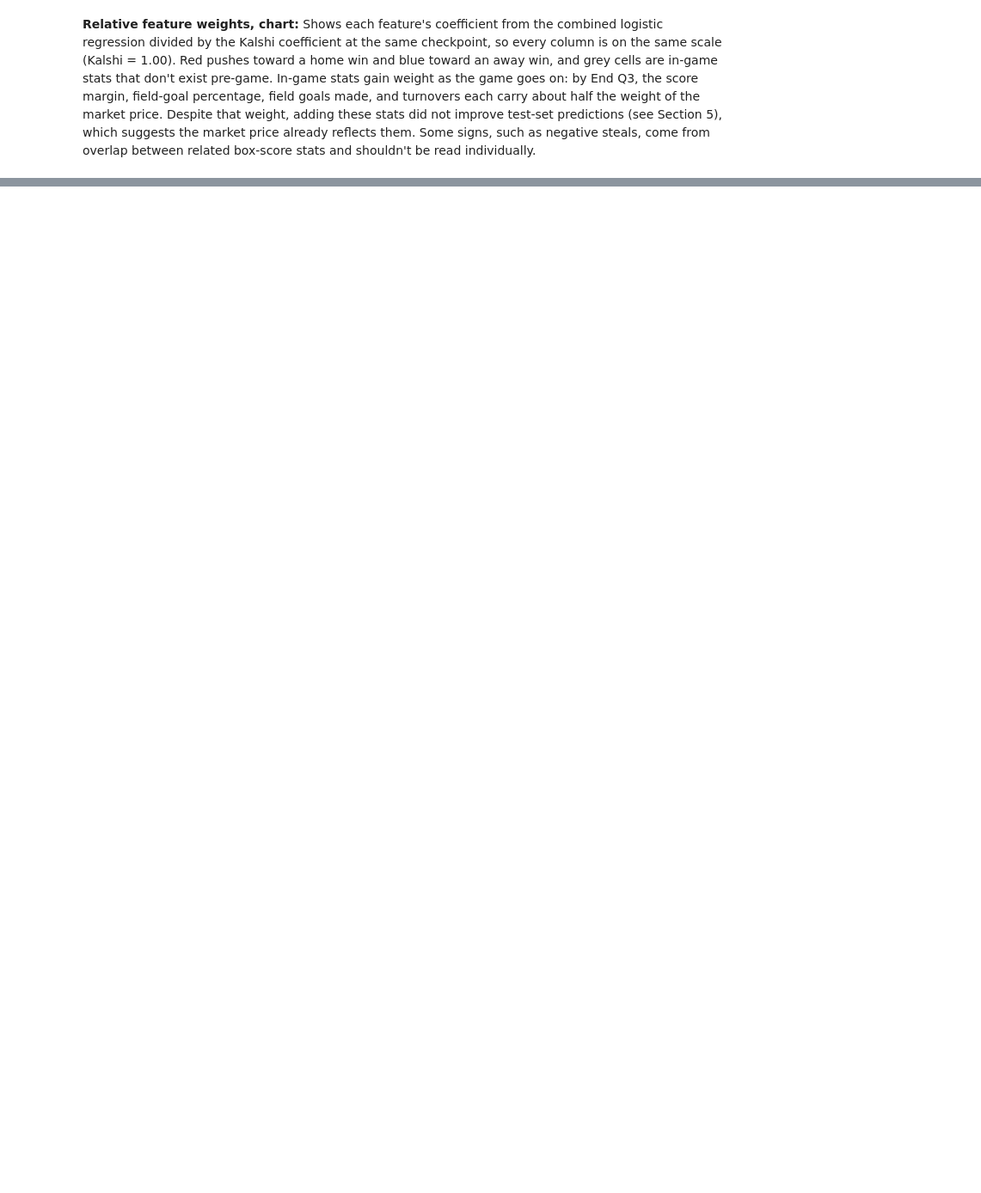
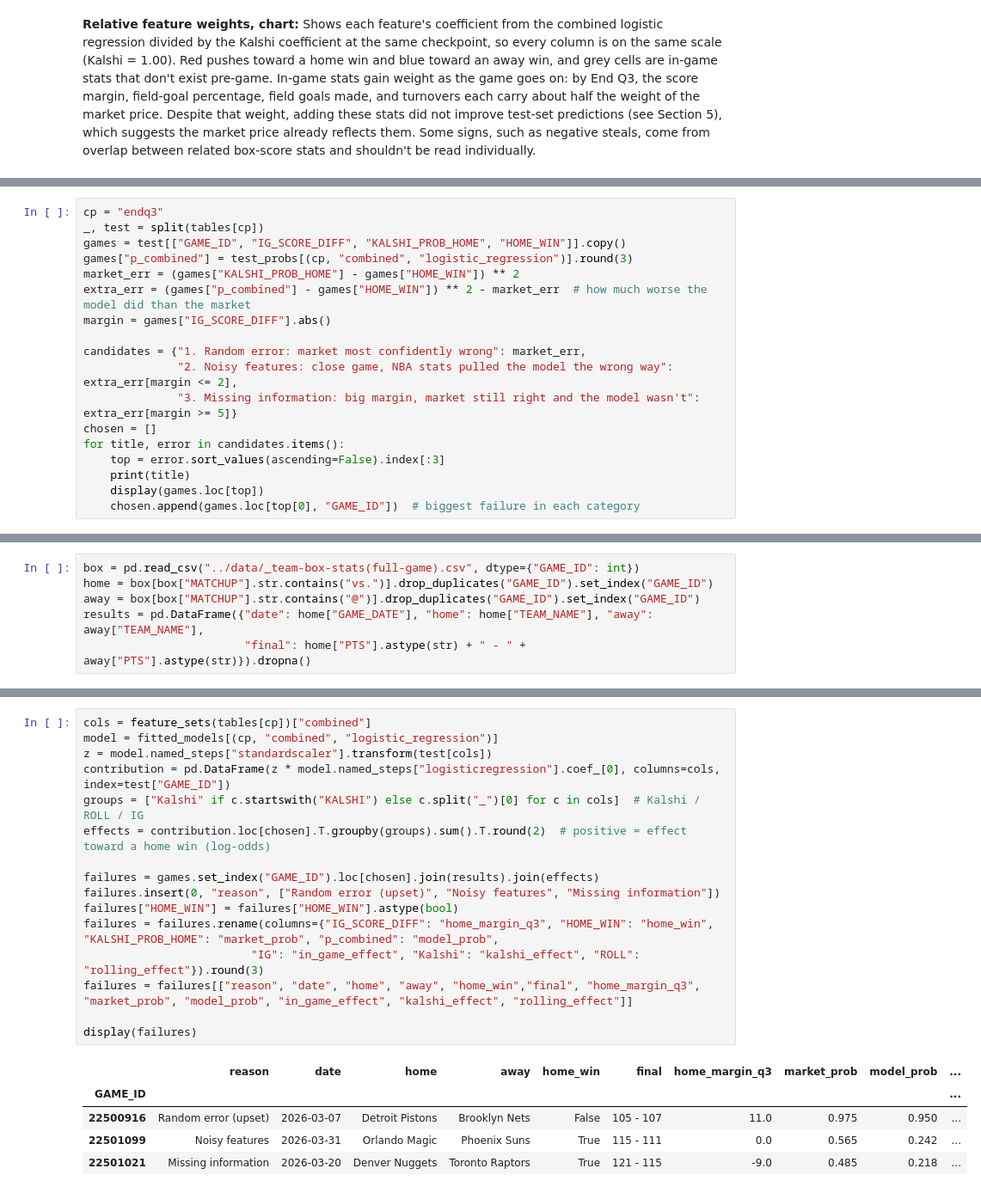
Before and after one commit to brad-hof/Milestone2, a Jupyter notebook: Notebooks/supervised_section.ipynb, the cells around one changed output, grey strips where cells are left out. Shown at 86% size. Drawn from its saved outputs; the diff is of its cells as text; blank space fills up the shorter version.

```diff
--- a/Notebooks/supervised_section.ipynb
+++ b/Notebooks/supervised_section.ipynb
@@ -491,0 +638,18 @@ plt.show()
+# %%
+cp = "endq3"
+_, test = split(tables[cp])
+games = test[["GAME_ID", "IG_SCORE_DIFF", "KALSHI_PROB_HOME", "HOME_WIN"]].copy()
+games["p_combined"] = test_probs[(cp, "combined", "logistic_regression")].round(3)
+market_err = (games["KALSHI_PROB_HOME"] - games["HOME_WIN"]) ** 2
+extra_err = (games["p_combined"] - games["HOME_WIN"]) ** 2 - market_err  # how much worse the model did than the market
+margin = games["IG_SCORE_DIFF"].abs()
+
+candidates = {"1. Random error: market most confidently wrong": market_err,
+              "2. Noisy features: close game, NBA stats pulled the model the wrong way": extra_err[margin <= 2],
+              "3. Missing information: big margin, market still right and the model wasn't": extra_err[margin >= 5]}
+chosen = []
+for title, error in candidates.items():
+    top = error.sort_values(ascending=False).index[:3]
+    print(title)
+    display(games.loc[top])
+    chosen.append(games.loc[top[0], "GAME_ID"])  # biggest failure in each category
@@ -491,0 +674,6 @@ plt.show()
+# %%
+box = pd.read_csv("../data/_team-box-stats(full-game).csv", dtype={"GAME_ID": int})
+home = box[box["MATCHUP"].str.contains("vs.")].drop_duplicates("GAME_ID").set_index("GAME_ID")
+away = box[box["MATCHUP"].str.contains("@")].drop_duplicates("GAME_ID").set_index("GAME_ID")
+results = pd.DataFrame({"date": home["GAME_DATE"], "home": home["TEAM_NAME"], "away": away["TEAM_NAME"],
+                        "final": home["PTS"].astype(str) + " - " + away["PTS"].astype(str)}).dropna()
@@ -491,0 +682,22 @@ plt.show()
+# %%
+cols = feature_sets(tables[cp])["combined"]
+model = fitted_models[(cp, "combined", "logistic_regression")]
+z = model.named_steps["standardscaler"].transform(test[cols])
+contribution = pd.DataFrame(z * model.named_steps["logisticregression"].coef_[0], columns=cols, index=test["GAME_ID"])
+groups = ["Kalshi" if c.startswith("KALSHI") else c.split("_")[0] for c in cols]  # Kalshi / ROLL / IG
+effects = contribution.loc[chosen].T.groupby(groups).sum().T.round(2)  # positive = effect toward a home win (log-odds)
+
+failures = games.set_index("GAME_ID").loc[chosen].join(results).join(effects)
+failures.insert(0, "reason", ["Random error (upset)", "Noisy features", "Missing information"])
+failures["HOME_WIN"] = failures["HOME_WIN"].astype(bool)
+failures = failures.rename(columns={"IG_SCORE_DIFF": "home_margin_q3", "HOME_WIN": "home_win", "KALSHI_PROB_HOME": "market_prob", "p_combined": "model_prob",
+                         "IG": "in_game_effect", "Kalshi": "kalshi_effect", "ROLL": "rolling_effect"}).round(3)
+failures = failures[["reason", "date", "home", "away", "home_win","final", "home_margin_q3", "market_prob", "model_prob", "in_game_effect", "kalshi_effect", "rolling_effect"]]
+
+display(failures)
+# %% [output]
+|  | reason | date | home | away | home_win | final | home_margin_q3 | market_prob | model_prob | ... |
+| GAME_ID |  |  |  |  |  |  |  |  |  | ... |
+| 22500916 | Random error (upset) | 2026-03-07 | Detroit Pistons | Brooklyn Nets | False | 105 - 107 | 11.0 | 0.975 | 0.950 | ... |
+| 22501099 | Noisy features | 2026-03-31 | Orlando Magic | Phoenix Suns | True | 115 - 111 | 0.0 | 0.565 | 0.242 | ... |
+| 22501021 | Missing information | 2026-03-20 | Denver Nuggets | Toronto Raptors | True | 121 - 115 | -9.0 | 0.485 | 0.218 | ... |
```
Also changed, not shown: parts of 50 cells of this notebook, 6 other files.
